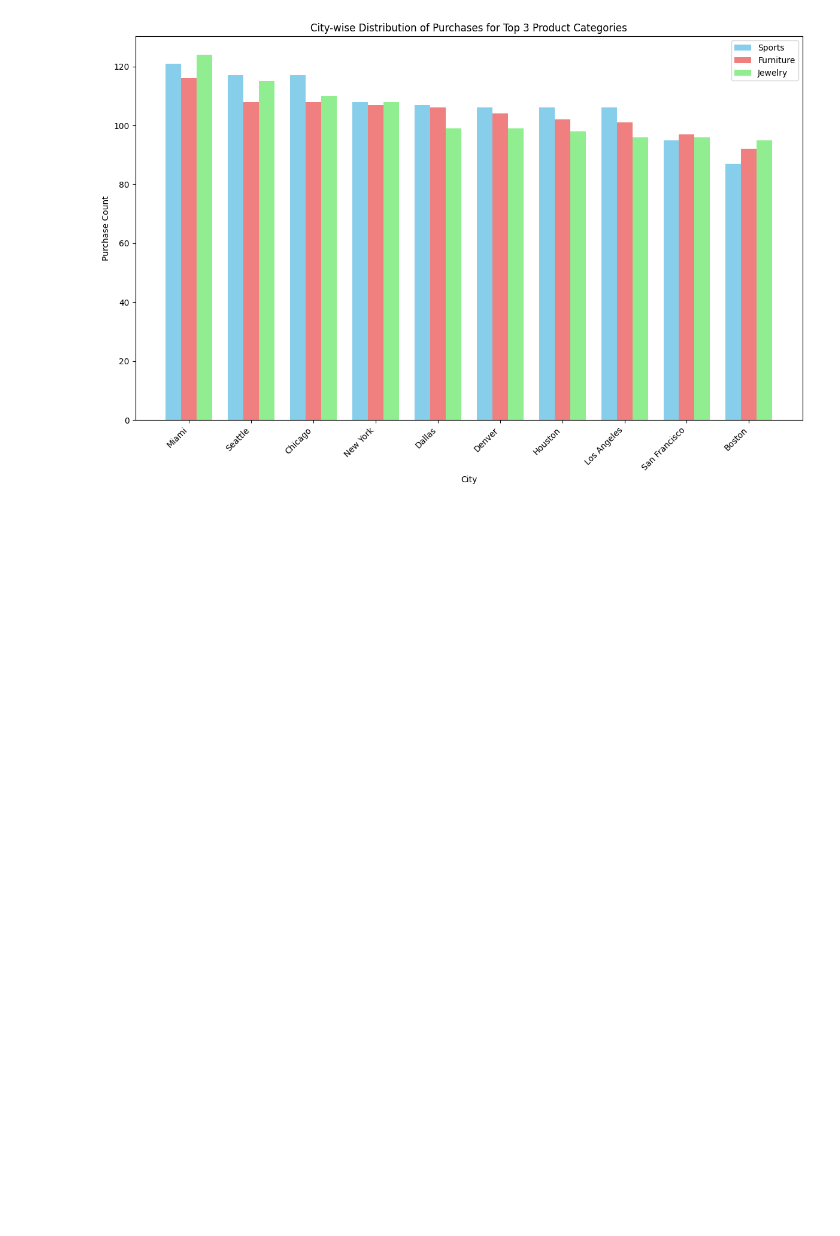
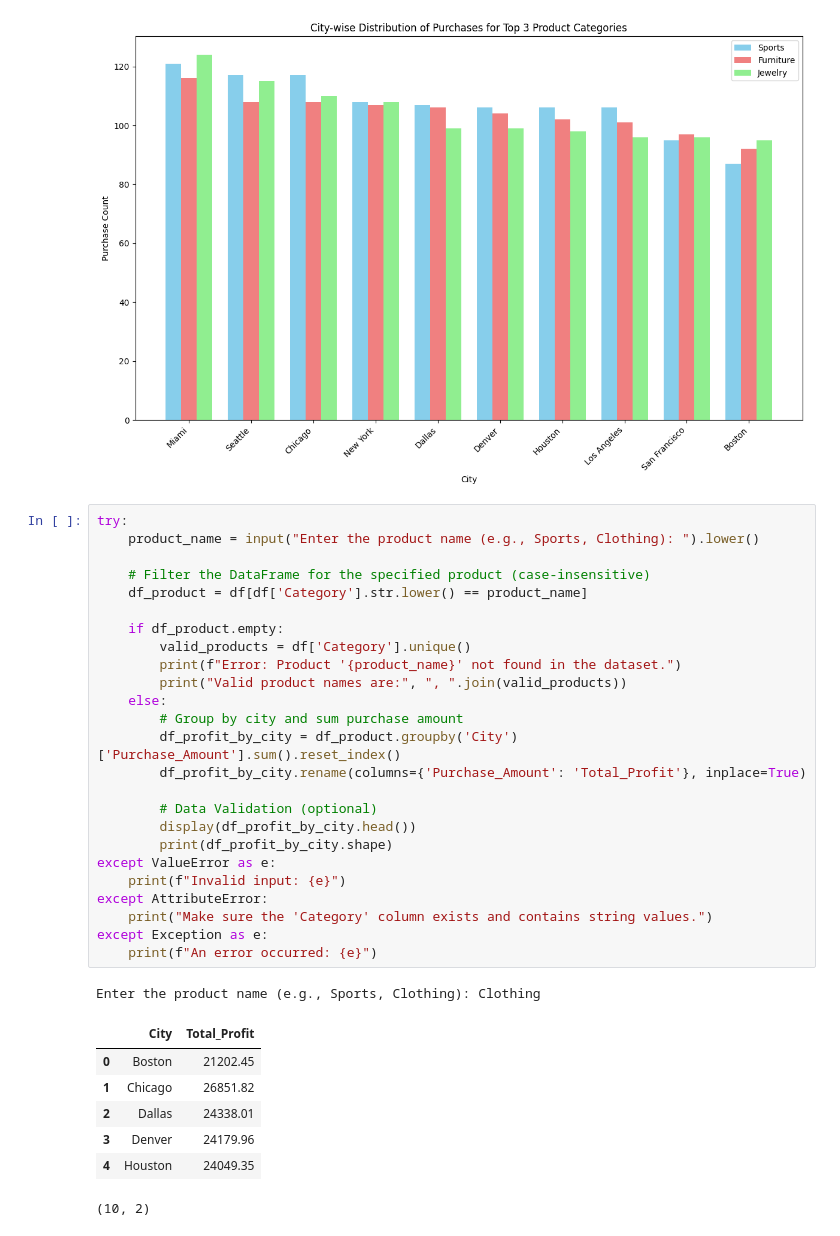
Before and after one commit to Neeshi14/Business-analysis-of-the-Retail-, a Jupyter notebook: RetailBusinessAnaysis.ipynb, the cells around one changed output. Drawn from its saved outputs; the diff is of its cells as text; blank space fills up the shorter version.

```diff
--- a/RetailBusinessAnaysis.ipynb
+++ b/RetailBusinessAnaysis.ipynb
@@ -874,3 +874,37 @@ plt.show()
 # %% [output]
 [figure]
 [figure]
+# %%
+try:
+    product_name = input("Enter the product name (e.g., Sports, Clothing): ").lower()
+
+    # Filter the DataFrame for the specified product (case-insensitive)
+    df_product = df[df['Category'].str.lower() == product_name]
+
+    if df_product.empty:
+        valid_products = df['Category'].unique()
+        print(f"Error: Product '{product_name}' not found in the dataset.")
+        print("Valid product names are:", ", ".join(valid_products))
+    else:
+        # Group by city and sum purchase amount
+        df_profit_by_city = df_product.groupby('City')['Purchase_Amount'].sum().reset_index()
+        df_profit_by_city.rename(columns={'Purchase_Amount': 'Total_Profit'}, inplace=True)
+
+        # Data Validation (optional)
+        display(df_profit_by_city.head())
+        print(df_profit_by_city.shape)
+except ValueError as e:
+    print(f"Invalid input: {e}")
+except AttributeError:
+    print("Make sure the 'Category' column exists and contains string values.")
+except Exception as e:
+    print(f"An error occurred: {e}")
+# %% [output]
+Enter the product name (e.g., Sports, Clothing): Clothing
+|  | City | Total_Profit |
+| 0 | Boston | 21202.45 |
+| 1 | Chicago | 26851.82 |
+| 2 | Dallas | 24338.01 |
+| 3 | Denver | 24179.96 |
+| 4 | Houston | 24049.35 |
+(10, 2)
```
Also changed, not shown: parts of 1 cell of this notebook.
